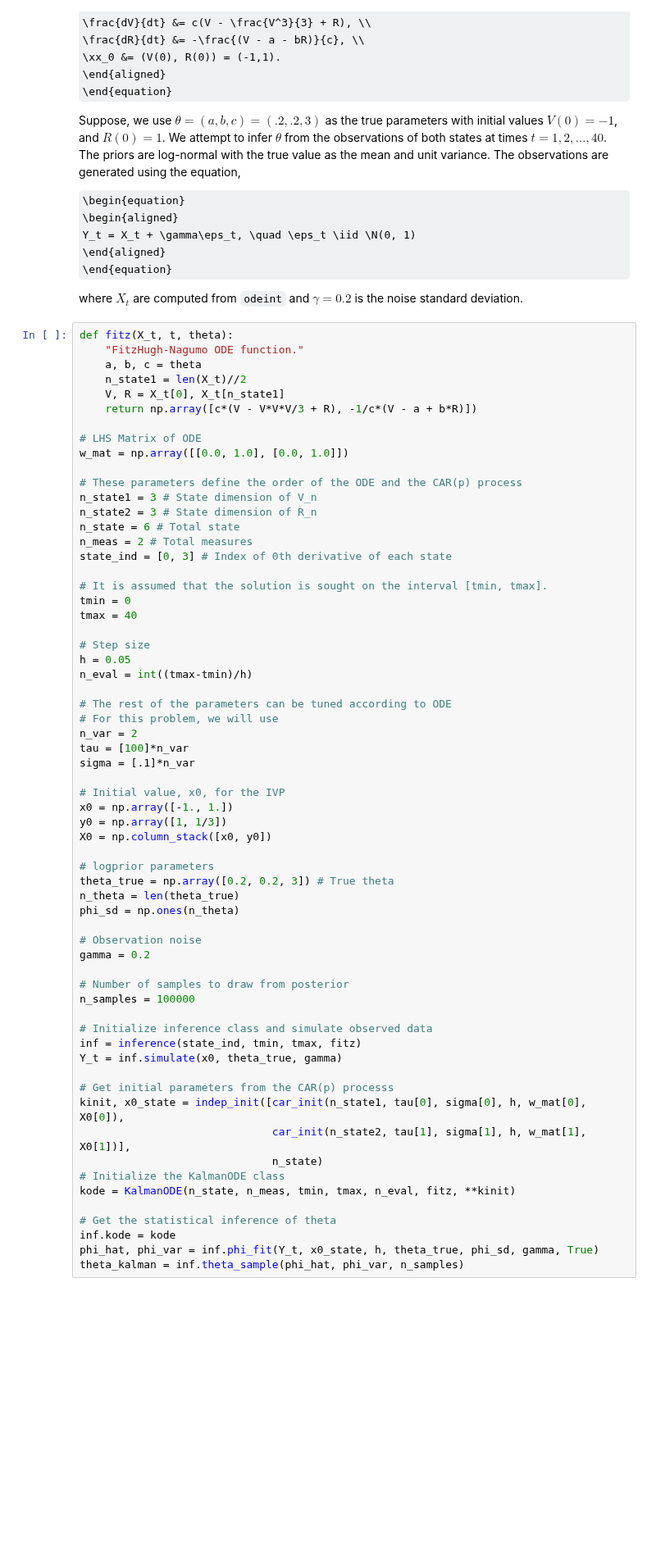
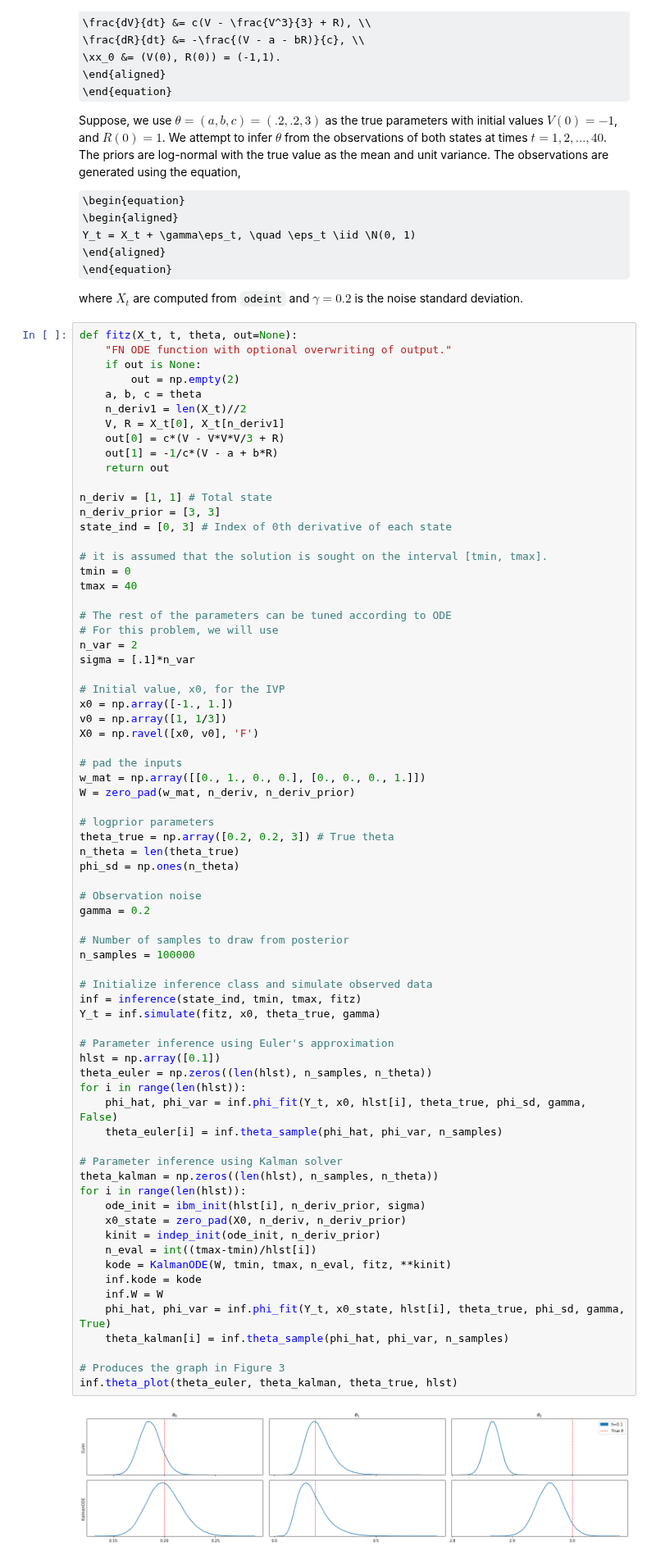
Before and after one commit to mlysy/rodeo-legacy, a Jupyter notebook: examples/tutorial.ipynb, the cells around one changed output. Shown at 82% size. Cells and saved outputs as stored; diff of their text form; some formulas as TeX source; blank space fills up the shorter version.

```diff
--- a/examples/tutorial.ipynb
+++ b/examples/tutorial.ipynb
@@ -256,65 +276,75 @@ Suppose, we use $\theta = (a,b,c) = (.2,.2,3)$ as the true parameters with initi
 
 where $X_t$ are computed from `odeint` and $\gamma=0.2$ is the noise standard deviation.
 # %%
-def fitz(X_t, t, theta):
-    "FitzHugh-Nagumo ODE function."
+def fitz(X_t, t, theta, out=None):
+    "FN ODE function with optional overwriting of output."
+    if out is None:
+        out = np.empty(2)
     a, b, c = theta
-    n_state1 = len(X_t)//2
-    V, R = X_t[0], X_t[n_state1]
-    return np.array([c*(V - V*V*V/3 + R), -1/c*(V - a + b*R)])
+    n_deriv1 = len(X_t)//2
+    V, R = X_t[0], X_t[n_deriv1]
+    out[0] = c*(V - V*V*V/3 + R)
+    out[1] = -1/c*(V - a + b*R)
+    return out
 
-# LHS Matrix of ODE
-w_mat = np.array([[0.0, 1.0], [0.0, 1.0]])
-
-# These parameters define the order of the ODE and the CAR(p) process
-n_state1 = 3 # State dimension of V_n
-n_state2 = 3 # State dimension of R_n
-n_state = 6 # Total state
-n_meas = 2 # Total measures
+n_deriv = [1, 1] # Total state
+n_deriv_prior = [3, 3]
 state_ind = [0, 3] # Index of 0th derivative of each state
 
-# It is assumed that the solution is sought on the interval [tmin, tmax].
+# it is assumed that the solution is sought on the interval [tmin, tmax].
 tmin = 0
 tmax = 40
-
-# Step size
-h = 0.05
-n_eval = int((tmax-tmin)/h)
 
 # The rest of the parameters can be tuned according to ODE
 # For this problem, we will use
 n_var = 2
-tau = [100]*n_var
 sigma = [.1]*n_var
 
 # Initial value, x0, for the IVP
 x0 = np.array([-1., 1.])
-y0 = np.array([1, 1/3])
-X0 = np.column_stack([x0, y0])
+v0 = np.array([1, 1/3])
+X0 = np.ravel([x0, v0], 'F')
+
+# pad the inputs
+w_mat = np.array([[0., 1., 0., 0.], [0., 0., 0., 1.]])
+W = zero_pad(w_mat, n_deriv, n_deriv_prior)
 
 # logprior parameters
 theta_true = np.array([0.2, 0.2, 3]) # True theta
 n_theta = len(theta_true)
 phi_sd = np.ones(n_theta)
 
 # Observation noise
 gamma = 0.2
 
 # Number of samples to draw from posterior
 n_samples = 100000
 
 # Initialize inference class and simulate observed data
 inf = inference(state_ind, tmin, tmax, fitz)
-Y_t = inf.simulate(x0, theta_true, gamma)
+Y_t = inf.simulate(fitz, x0, theta_true, gamma)
 
-# Get initial parameters from the CAR(p) processs
-kinit, x0_state = indep_init([car_init(n_state1, tau[0], sigma[0], h, w_mat[0], X0[0]),
-                              car_init(n_state2, tau[1], sigma[1], h, w_mat[1], X0[1])],
-                              n_state)
-# Initialize the KalmanODE class
-kode = KalmanODE(n_state, n_meas, tmin, tmax, n_eval, fitz, **kinit)
+# Parameter inference using Euler's approximation
+hlst = np.array([0.1])
+theta_euler = np.zeros((len(hlst), n_samples, n_theta))
+for i in range(len(hlst)):
+    phi_hat, phi_var = inf.phi_fit(Y_t, x0, hlst[i], theta_true, phi_sd, gamma, False)
+    theta_euler[i] = inf.theta_sample(phi_hat, phi_var, n_samples)
 
-# Get the statistical inference of theta
-inf.kode = kode
-phi_hat, phi_var = inf.phi_fit(Y_t, x0_state, h, theta_true, phi_sd, gamma, True)
-theta_kalman = inf.theta_sample(phi_hat, phi_var, n_samples)
+# Parameter inference using Kalman solver
+theta_kalman = np.zeros((len(hlst), n_samples, n_theta))
+for i in range(len(hlst)):
+    ode_init = ibm_init(hlst[i], n_deriv_prior, sigma)
+    x0_state = zero_pad(X0, n_deriv, n_deriv_prior)
+    kinit = indep_init(ode_init, n_deriv_prior)
+    n_eval = int((tmax-tmin)/hlst[i])
+    kode = KalmanODE(W, tmin, tmax, n_eval, fitz, **kinit)
+    inf.kode = kode
+    inf.W = W
+    phi_hat, phi_var = inf.phi_fit(Y_t, x0_state, hlst[i], theta_true, phi_sd, gamma, True)
+    theta_kalman[i] = inf.theta_sample(phi_hat, phi_var, n_samples)
+
+# Produces the graph in Figure 3
+inf.theta_plot(theta_euler, theta_kalman, theta_true, hlst)
+# %% [output]
+[figure, added]
```
Also changed, not shown: parts of 8 cells of this notebook, 16 other files.
